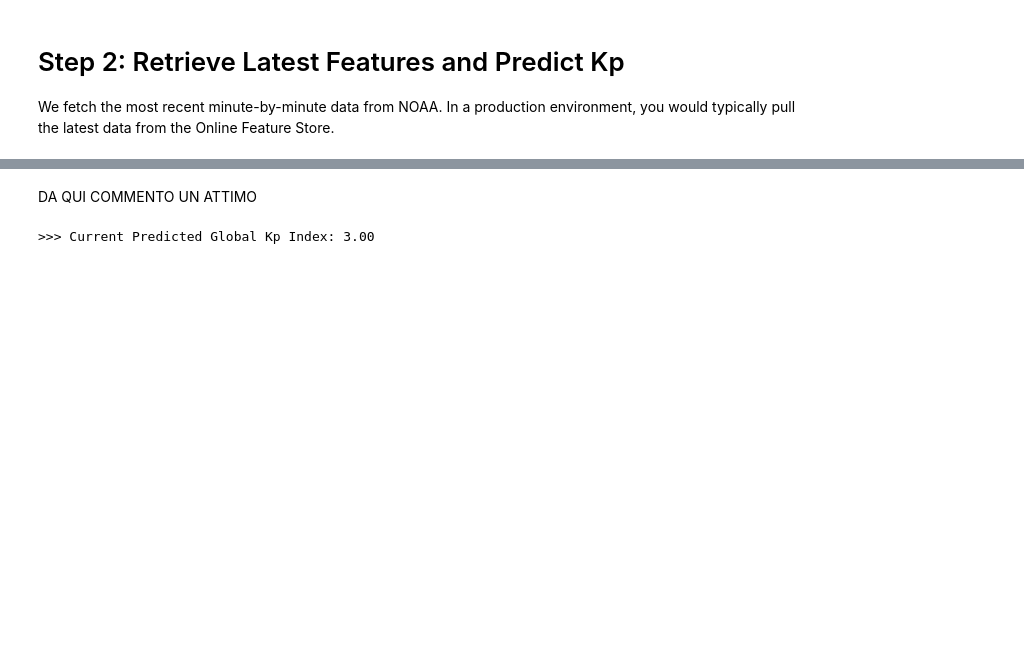
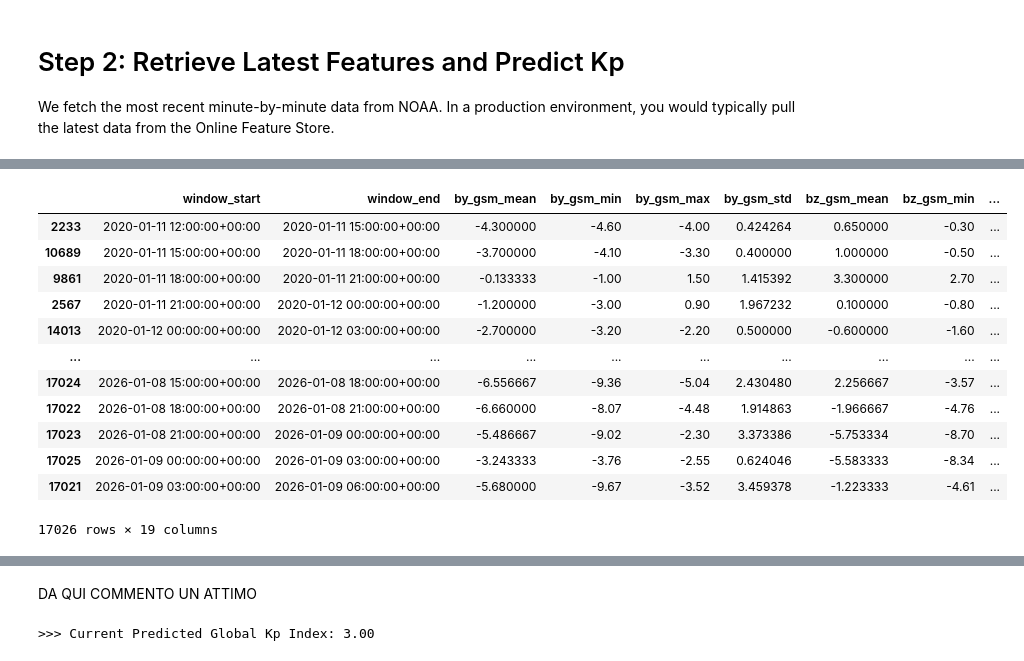
Before and after one commit to AlessandroBertelli/ID2223_Project, a Jupyter notebook: 4_aurora_batch_inference.ipynb, the cells around one changed output, grey strips where cells are left out. Drawn from its saved outputs; the diff is of its cells as text; code cells hidden in the pictures; blank space fills up the shorter version.

```diff
--- a/4_aurora_batch_inference.ipynb
+++ b/4_aurora_batch_inference.ipynb
@@ -62,15 +62,18 @@ We fetch the most recent minute-by-minute data from NOAA. In a production enviro
 
 #NEW ATTEMPT BY ALE
 #take version 2
-solar_wind_fg = fs.get_feature_group(name="solar_wind_fg", version=2)
+#solar_wind_fg = fs.get_feature_group(name="solar_wind_fg", version=2)
+solar_wind_fg = fs.get_feature_group(name="solar_wind_fg", version=6)
+solar_wind_aggreated_fg = fs.get_feature_group(name="solar_wind_aggregated_fg", version=1)
 
 #engineeer the version 5 like in notebook 3
 print("Fetching fresh data from Feature Store...")
 
 # Pulling last 24 records to generate a trend graph
-recent_data = solar_wind_fg.read()
-recent_data['date_and_time'] = pd.to_datetime(recent_data['date_and_time'])
-recent_data=recent_data.sort_values(by='date_and_time')
-print(f"Raw data fetched: {len(recent_data)} rows. Most recent: {recent_data['date_and_time'].iloc[-1]}")
-print(recent_data.tail(24))
+solar_wind_df = solar_wind_fg.read()
+solar_wind_df['date_and_time'] = pd.to_datetime(solar_wind_df['date_and_time'])
+solar_wind_df=solar_wind_df.sort_values(by='date_and_time')
+last_date = solar_wind_df['date_and_time'].iloc[-1]
+print(f"Raw data fetched: {len(solar_wind_df)} rows. Most recent: {last_date}")
+solar_wind_df
 # %% [output]
@@ -93,0 +96,16 @@ Finished: Reading data from Hopsworks, using Hopsworks Feature Query Service (7.
+# %%
+# Get last aggregated data
+solar_wind_aggregated = solar_wind_aggreated_fg.read()
+solar_wind_aggregated['window_start'] = pd.to_datetime(solar_wind_aggregated['window_start'])
+solar_wind_aggregated['window_end'] = pd.to_datetime(solar_wind_aggregated['window_end'])
+solar_wind_aggregated=solar_wind_aggregated.sort_values(by='window_start')
+last_aggregated_date = solar_wind_aggregated['window_end'].iloc[-1]
+print(f"Aggregated data fetched: {len(solar_wind_aggregated)} rows. Most recent: {last_aggregated_date}")
+solar_wind_aggregated
+
+# # Keep only data from today up to 2 days ago to reduce the computational resources needed
+# cutoff_date = pd.Timestamp.now(tz='UTC') - pd.Timedelta(days=3)
+# solar_wind_aggreated = solar_wind_aggreated[solar_wind_aggreated['window_end'] >= cutoff_date]
+# print(f"After cutoff, aggregated data has: {len(solar_wind_aggreated)} rows from {cutoff_date} onwards.")
+# solar_wind_aggreated
+# %% [output]
@@ -93,0 +114,13 @@ Finished: Reading data from Hopsworks, using Hopsworks Feature Query Service (7.
+|  | window_start | window_end | by_gsm_mean | by_gsm_min | by_gsm_max | by_gsm_std | bz_gsm_mean | bz_gsm_min | ... |
+| 2233 | 2020-01-11 12:00:00+00:00 | 2020-01-11 15:00:00+00:00 | -4.300000 | -4.60 | -4.00 | 0.424264 | 0.650000 | -0.30 | ... |
+| 10689 | 2020-01-11 15:00:00+00:00 | 2020-01-11 18:00:00+00:00 | -3.700000 | -4.10 | -3.30 | 0.400000 | 1.000000 | -0.50 | ... |
+| 9861 | 2020-01-11 18:00:00+00:00 | 2020-01-11 21:00:00+00:00 | -0.133333 | -1.00 | 1.50 | 1.415392 | 3.300000 | 2.70 | ... |
+| 2567 | 2020-01-11 21:00:00+00:00 | 2020-01-12 00:00:00+00:00 | -1.200000 | -3.00 | 0.90 | 1.967232 | 0.100000 | -0.80 | ... |
+| 14013 | 2020-01-12 00:00:00+00:00 | 2020-01-12 03:00:00+00:00 | -2.700000 | -3.20 | -2.20 | 0.500000 | -0.600000 | -1.60 | ... |
+| ... | ... | ... | ... | ... | ... | ... | ... | ... | ... |
+| 17024 | 2026-01-08 15:00:00+00:00 | 2026-01-08 18:00:00+00:00 | -6.556667 | -9.36 | -5.04 | 2.430480 | 2.256667 | -3.57 | ... |
+| 17022 | 2026-01-08 18:00:00+00:00 | 2026-01-08 21:00:00+00:00 | -6.660000 | -8.07 | -4.48 | 1.914863 | -1.966667 | -4.76 | ... |
+| 17023 | 2026-01-08 21:00:00+00:00 | 2026-01-09 00:00:00+00:00 | -5.486667 | -9.02 | -2.30 | 3.373386 | -5.753334 | -8.70 | ... |
+| 17025 | 2026-01-09 00:00:00+00:00 | 2026-01-09 03:00:00+00:00 | -3.243333 | -3.76 | -2.55 | 0.624046 | -5.583333 | -8.34 | ... |
+| 17021 | 2026-01-09 03:00:00+00:00 | 2026-01-09 06:00:00+00:00 | -5.680000 | -9.67 | -3.52 | 3.459378 | -1.223333 | -4.61 | ... |
+17026 rows × 19 columns
```
Also changed, not shown: parts of 11 cells of this notebook, 7 other files.
